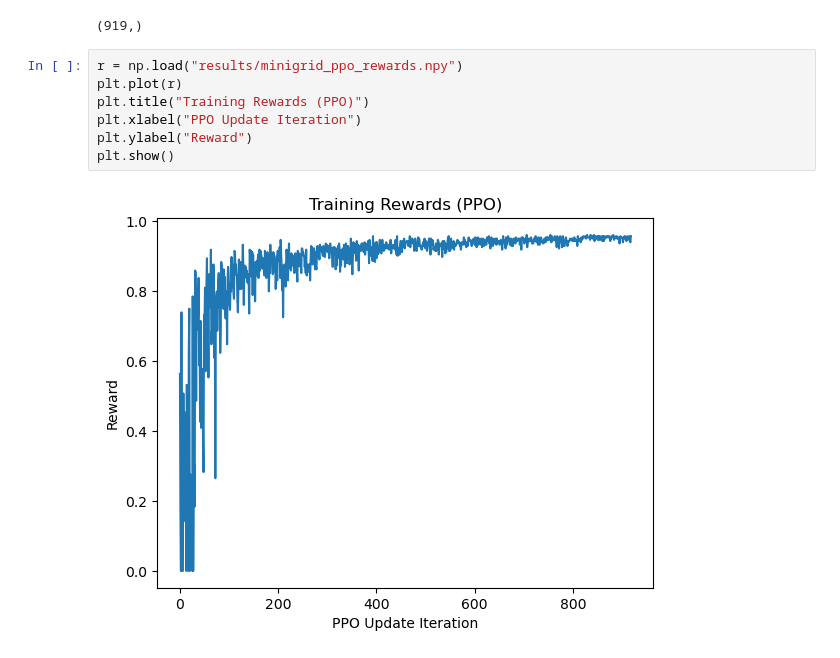
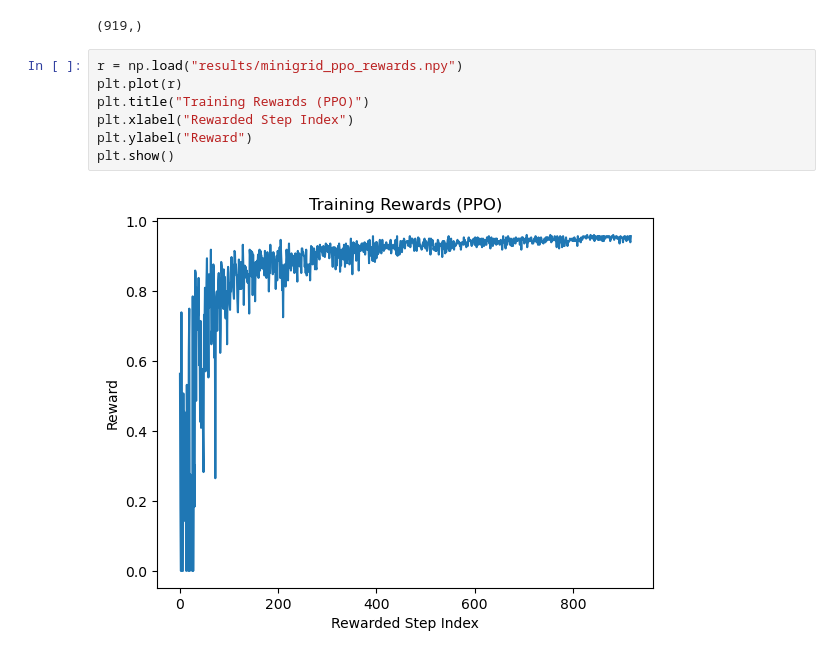
Before and after one commit to S-lijun/boundary-aware-novelty-search, a Jupyter notebook: Visualization.ipynb, the cells around one changed output. Saved outputs shown, nothing was run; the diff lists cells and outputs as text.

```diff
--- a/Visualization.ipynb
+++ b/Visualization.ipynb
@@ -42,9 +42,9 @@ print(rewards.shape)
 # %%
 r = np.load("results/minigrid_ppo_rewards.npy")
 plt.plot(r)
 plt.title("Training Rewards (PPO)")
-plt.xlabel("PPO Update Iteration")
+plt.xlabel("Rewarded Step Index")
 plt.ylabel("Reward")
 plt.show()
 # %% [output]
-[figure, old version]
+[figure, new version]
```
Also changed, not shown: parts of 2 cells of this notebook.
